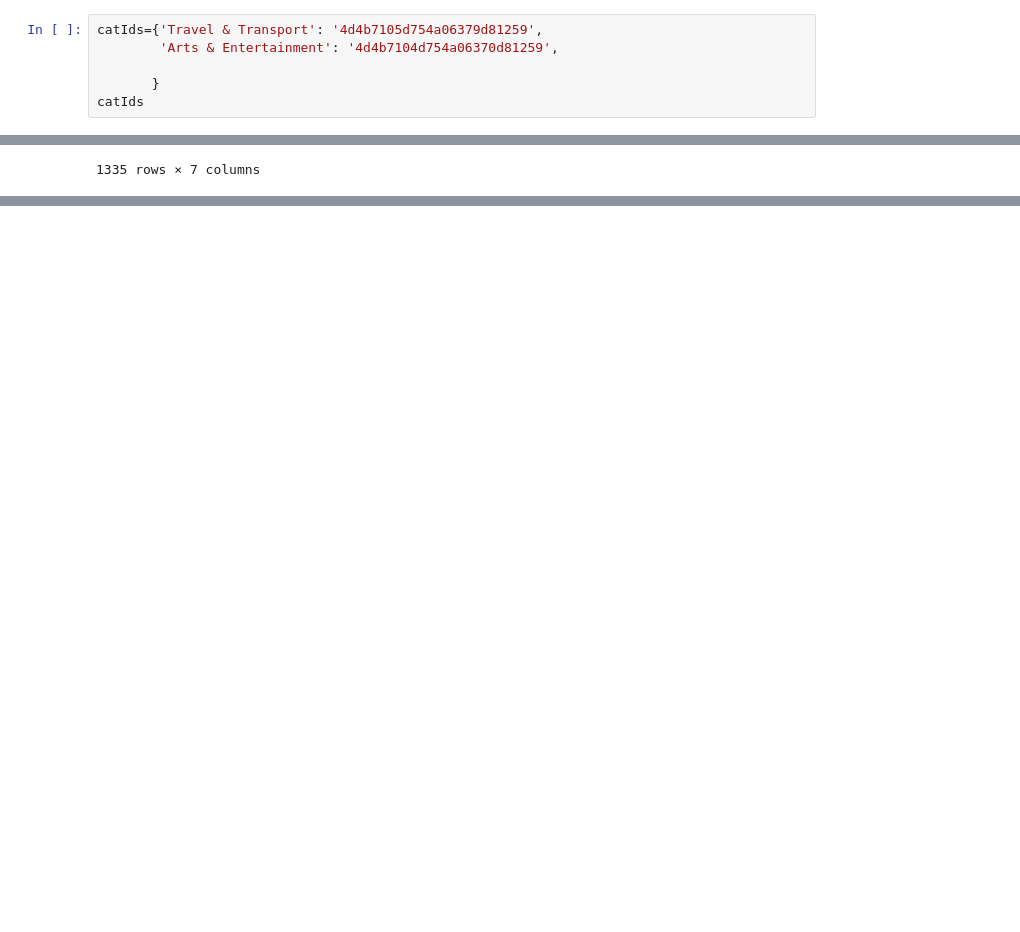
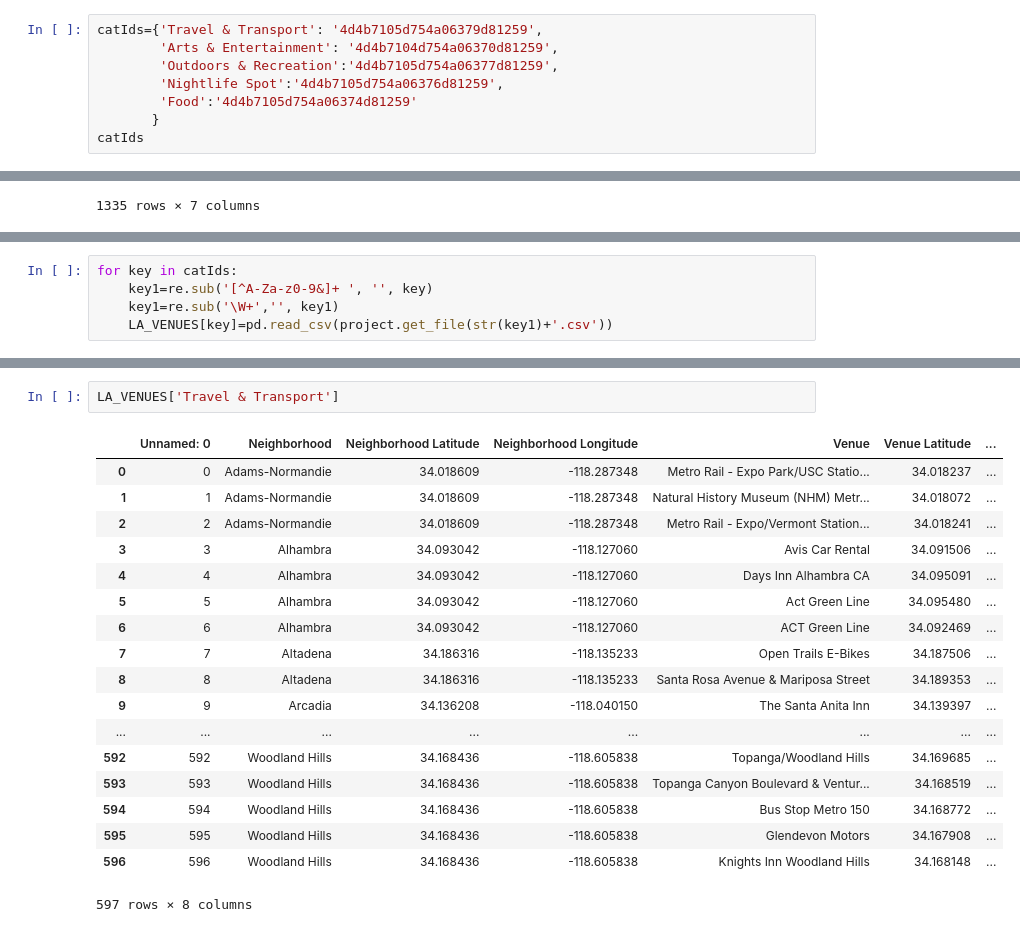
Before and after one commit to jimmy-io/Coursera_Capstone, a Jupyter notebook: Capstone v0.3.ipynb, the cells around one changed output, grey strips where cells are left out. Cells and saved outputs as stored; diff of their text form; blank space fills up the shorter version.

```diff
--- a/Capstone v0.3.ipynb
+++ b/Capstone v0.3.ipynb
@@ -175,7 +177,9 @@ map_LA
 # %%
 catIds={'Travel & Transport': '4d4b7105d754a06379d81259',
         'Arts & Entertainment': '4d4b7104d754a06370d81259',
-
+        'Outdoors & Recreation':'4d4b7105d754a06377d81259',
+        'Nightlife Spot':'4d4b7105d754a06376d81259',
+        'Food':'4d4b7105d754a06374d81259'
        }
 catIds
 # %% [output]
@@ -289,3 +301,8 @@ for key in venues_dict:
     key1=re.sub('[^A-Za-z0-9&]+ ', '', key)
     key1=re.sub('\W+','', key1)
     project.save_data(str(key1)+".csv", venues_dict[key].to_csv(), overwrite = True)
+# %%
+for key in catIds:
+    key1=re.sub('[^A-Za-z0-9&]+ ', '', key)
+    key1=re.sub('\W+','', key1)
+    LA_VENUES[key]=pd.read_csv(project.get_file(str(key1)+'.csv'))
@@ -291,0 +325,21 @@ for key in venues_dict:
+# %%
+LA_VENUES['Travel & Transport']
+# %% [output]
+|  | Unnamed: 0 | Neighborhood | Neighborhood Latitude | Neighborhood Longitude | Venue | Venue Latitude | ... |
+| 0 | 0 | Adams-Normandie | 34.018609 | -118.287348 | Metro Rail - Expo Park/USC Statio... | 34.018237 | ... |
+| 1 | 1 | Adams-Normandie | 34.018609 | -118.287348 | Natural History Museum (NHM) Metr... | 34.018072 | ... |
+| 2 | 2 | Adams-Normandie | 34.018609 | -118.287348 | Metro Rail - Expo/Vermont Station... | 34.018241 | ... |
+| 3 | 3 | Alhambra | 34.093042 | -118.127060 | Avis Car Rental | 34.091506 | ... |
+| 4 | 4 | Alhambra | 34.093042 | -118.127060 | Days Inn Alhambra CA | 34.095091 | ... |
+| 5 | 5 | Alhambra | 34.093042 | -118.127060 | Act Green Line | 34.095480 | ... |
+| 6 | 6 | Alhambra | 34.093042 | -118.127060 | ACT Green Line | 34.092469 | ... |
+| 7 | 7 | Altadena | 34.186316 | -118.135233 | Open Trails E-Bikes | 34.187506 | ... |
+| 8 | 8 | Altadena | 34.186316 | -118.135233 | Santa Rosa Avenue & Mariposa Street | 34.189353 | ... |
+| 9 | 9 | Arcadia | 34.136208 | -118.040150 | The Santa Anita Inn | 34.139397 | ... |
+| ... | ... | ... | ... | ... | ... | ... | ... |
+| 592 | 592 | Woodland Hills | 34.168436 | -118.605838 | Topanga/Woodland Hills | 34.169685 | ... |
+| 593 | 593 | Woodland Hills | 34.168436 | -118.605838 | Topanga Canyon Boulevard & Ventur... | 34.168519 | ... |
+| 594 | 594 | Woodland Hills | 34.168436 | -118.605838 | Bus Stop Metro 150 | 34.168772 | ... |
+| 595 | 595 | Woodland Hills | 34.168436 | -118.605838 | Glendevon Motors | 34.167908 | ... |
+| 596 | 596 | Woodland Hills | 34.168436 | -118.605838 | Knights Inn Woodland Hills | 34.168148 | ... |
+597 rows × 8 columns
```
Also changed, not shown: parts of 5 cells of this notebook.
